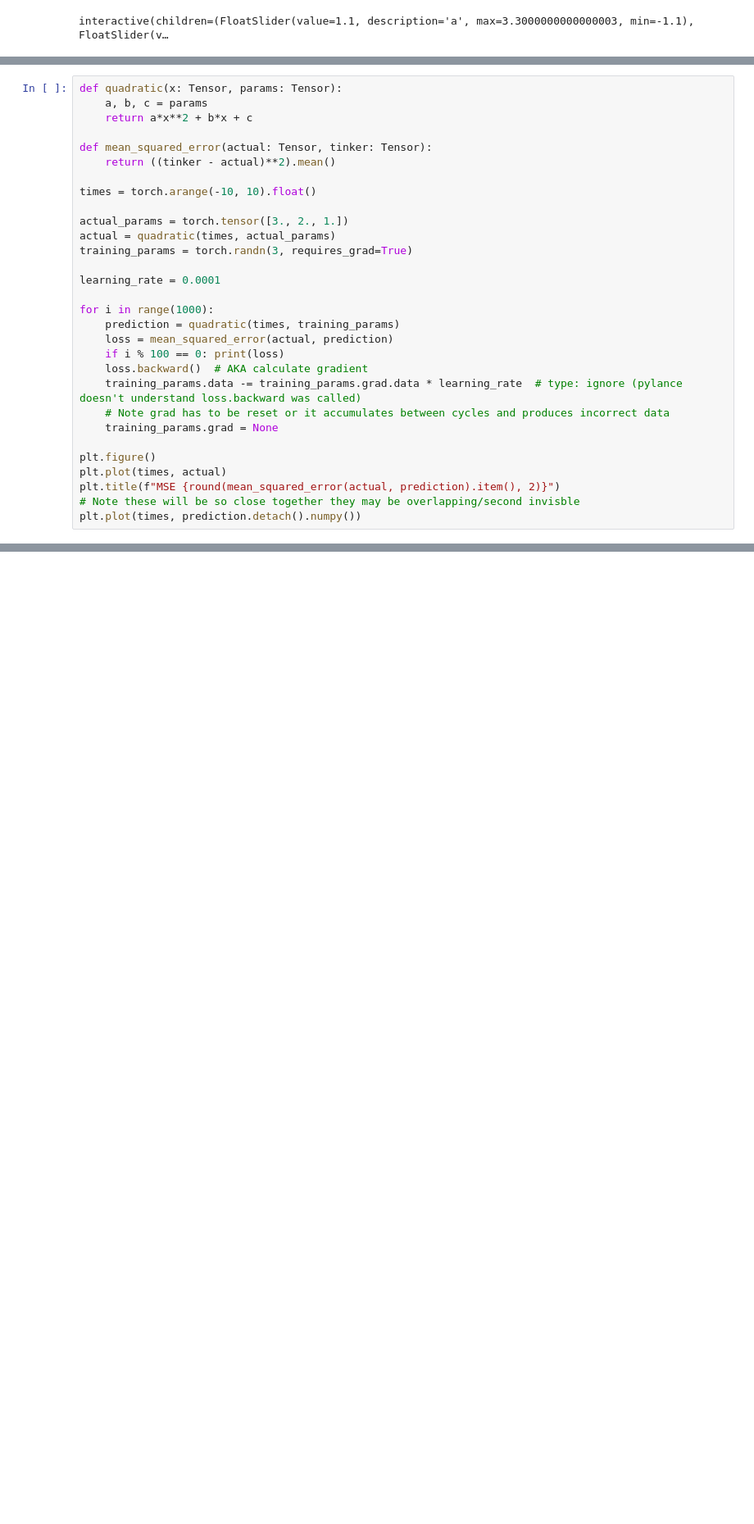
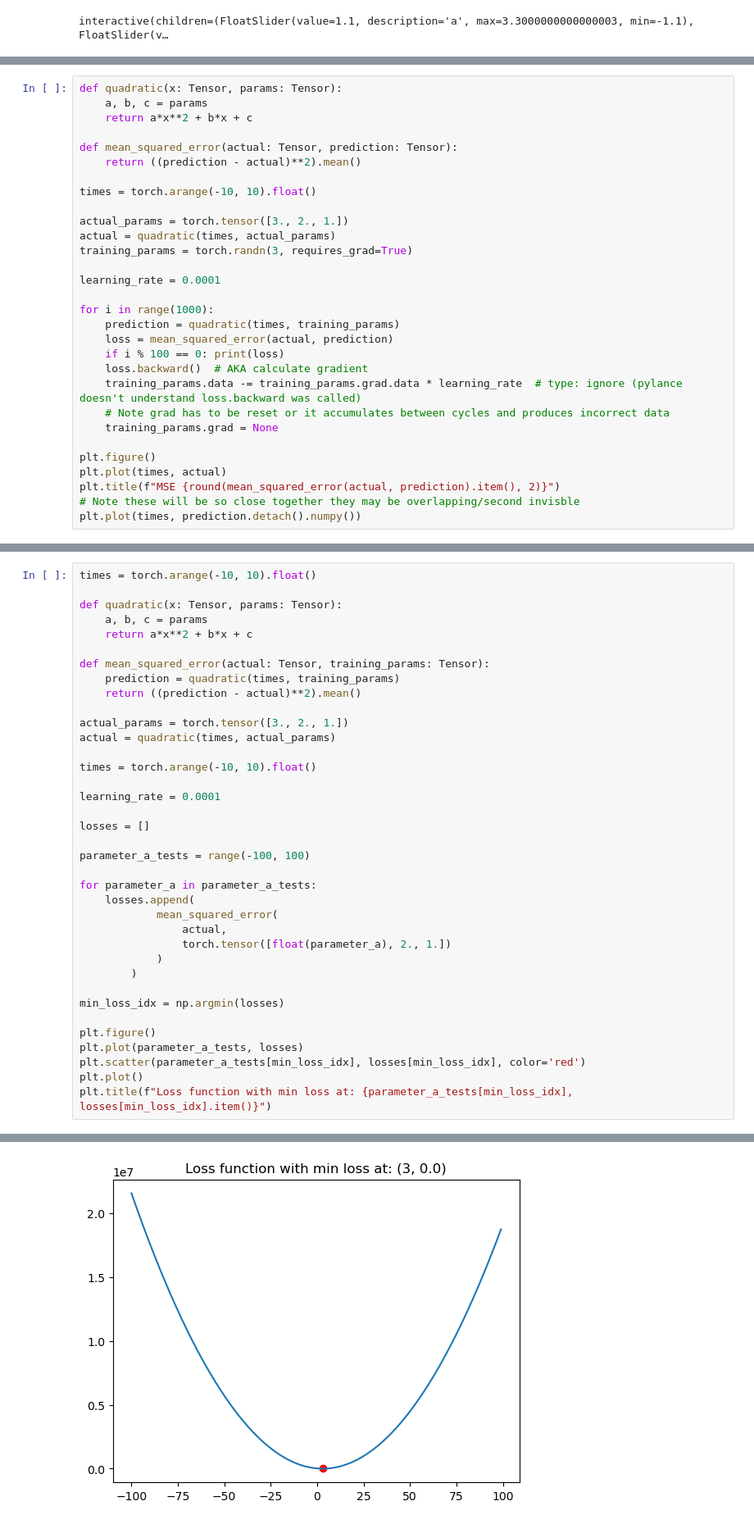
Before and after one commit to Daynil/course22, a Jupyter notebook: 04-experiments.ipynb, the cells around one changed output, grey strips where cells are left out. Shown: that part at 82% size. Cells and saved outputs as stored; diff of their text form; blank space fills up the shorter version.

```diff
--- a/04-experiments.ipynb
+++ b/04-experiments.ipynb
@@ -44,8 +44,8 @@ def quadratic(x: Tensor, params: Tensor):
     a, b, c = params
     return a*x**2 + b*x + c
 
-def mean_squared_error(actual: Tensor, tinker: Tensor):
-    return ((tinker - actual)**2).mean()
+def mean_squared_error(actual: Tensor, prediction: Tensor):
+    return ((prediction - actual)**2).mean()
 
 times = torch.arange(-10, 10).float()
 
@@ -89,0 +97,38 @@ to a "quadratic looking" gradient descent curve with x parameter y loss?
+# %%
+times = torch.arange(-10, 10).float()
+
+def quadratic(x: Tensor, params: Tensor):
+    a, b, c = params
+    return a*x**2 + b*x + c
+
+def mean_squared_error(actual: Tensor, training_params: Tensor):
+    prediction = quadratic(times, training_params)
+    return ((prediction - actual)**2).mean()
+
+actual_params = torch.tensor([3., 2., 1.])
+actual = quadratic(times, actual_params)
+
+times = torch.arange(-10, 10).float()
+
+learning_rate = 0.0001
+
+losses = []
+
+parameter_a_tests = range(-100, 100)
+
+for parameter_a in parameter_a_tests:
+    losses.append(
+            mean_squared_error(
+                actual,
+                torch.tensor([float(parameter_a), 2., 1.])
+            )
+        )
+
+min_loss_idx = np.argmin(losses)
+
+plt.figure()
+plt.plot(parameter_a_tests, losses)
+plt.scatter(parameter_a_tests[min_loss_idx], losses[min_loss_idx], color='red')
+plt.plot()
+plt.title(f"Loss function with min loss at: {parameter_a_tests[min_loss_idx], losses[min_loss_idx].item()}")
+# %% [output]
@@ -89,0 +136 @@ to a "quadratic looking" gradient descent curve with x parameter y loss?
+[figure, added]
```
Also changed, not shown: parts of 3 cells of this notebook.
